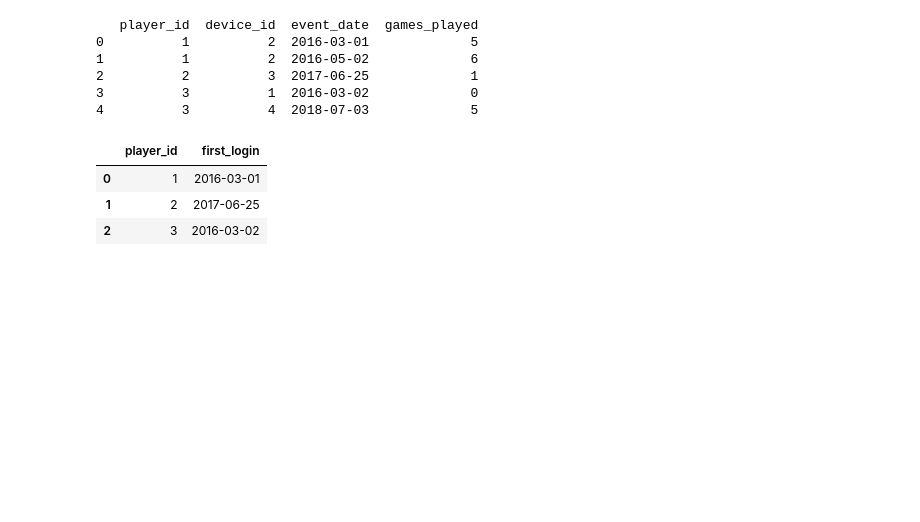
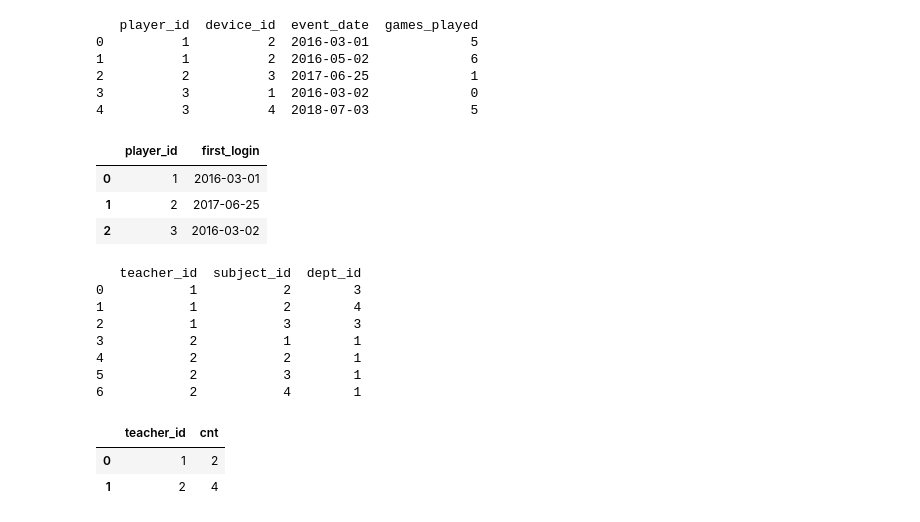
Before and after one commit to juancarvajal-hub/30-days-panda, a Jupyter notebook: 30_days-of_panda.ipynb, the cells around one changed output. Saved outputs shown, nothing was run; the diff lists cells and outputs as text; code cells hidden in the pictures; blank space fills up the shorter version.

Commit message:
Ejercicio 19

```diff
--- a/30_days-of_panda.ipynb
+++ b/30_days-of_panda.ipynb
@@ -705,3 +705,53 @@ game_analysis(activity)
 | 0 | 1 | 2016-03-01 |
 | 1 | 2 | 2017-06-25 |
 | 2 | 3 | 2016-03-02 |
+# %%
+# Décimo noveno ejercicio de pandas
+
+# Number of Unique Subjects Taught by Each Teacher
+
+# Write a solution to calculate the number of unique subjects each teacher teaches in the university.
+
+import pandas as pd
+
+teacher_base = {
+    "teacher_id": [1, 1, 1, 2, 2, 2, 2],
+    "subject_id": [2, 2, 3, 1, 2, 3, 4],
+    "dept_id": [3, 4, 3, 1, 1, 1, 1]
+}
+
+teacher = pd.DataFrame(teacher_base)
+
+print(teacher)
+
+def count_unique_subjects(teacher: pd.DataFrame) -> pd.DataFrame:
+
+    return teacher.groupby("teacher_id")[["subject_id"]]\
+    .value_counts().reset_index()\
+        .value_counts(subset=["teacher_id"])\
+            .reset_index().rename(columns={"count":"cnt"}).sort_values(by="teacher_id")
+
+# función alternativa
+
+def count_unique_subjects1(teacher: pd.DataFrame) -> pd.DataFrame:
+    return (
+        teacher
+        .groupby("teacher_id")["subject_id"]
+        .nunique()
+        .reset_index(name="cnt")
+
+    )
+
+count_unique_subjects1(teacher)
+# %% [output]
+   teacher_id  subject_id  dept_id
+0           1           2        3
+1           1           2        4
+2           1           3        3
+3           2           1        1
+4           2           2        1
+5           2           3        1
+6           2           4        1
+|  | teacher_id | cnt |
+| 0 | 1 | 2 |
+| 1 | 2 | 4 |
```
